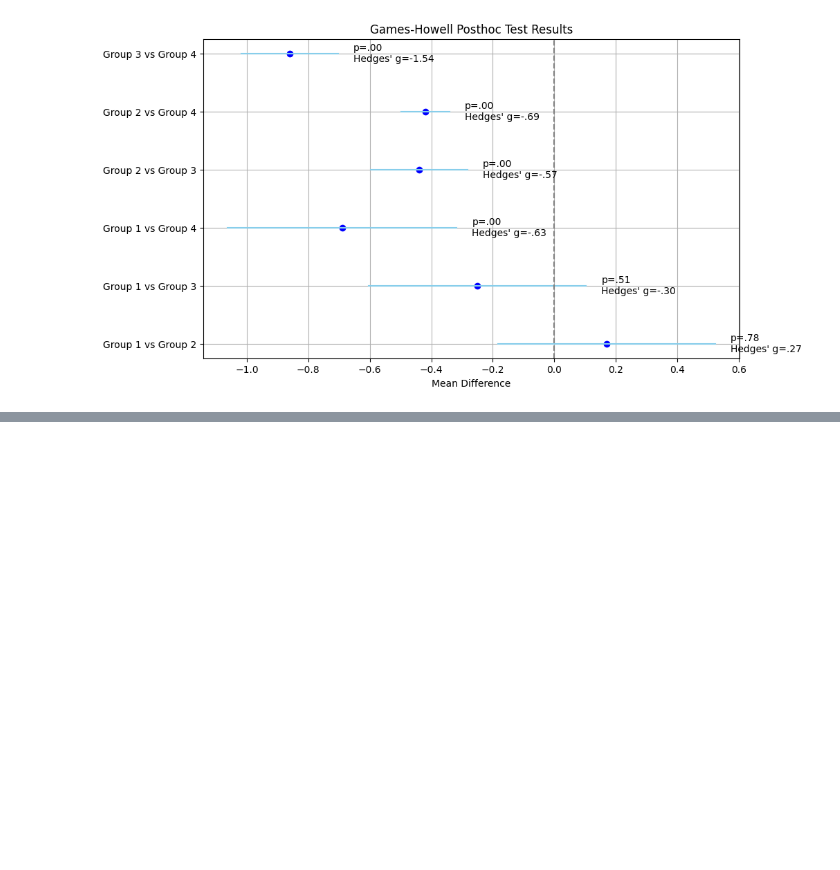
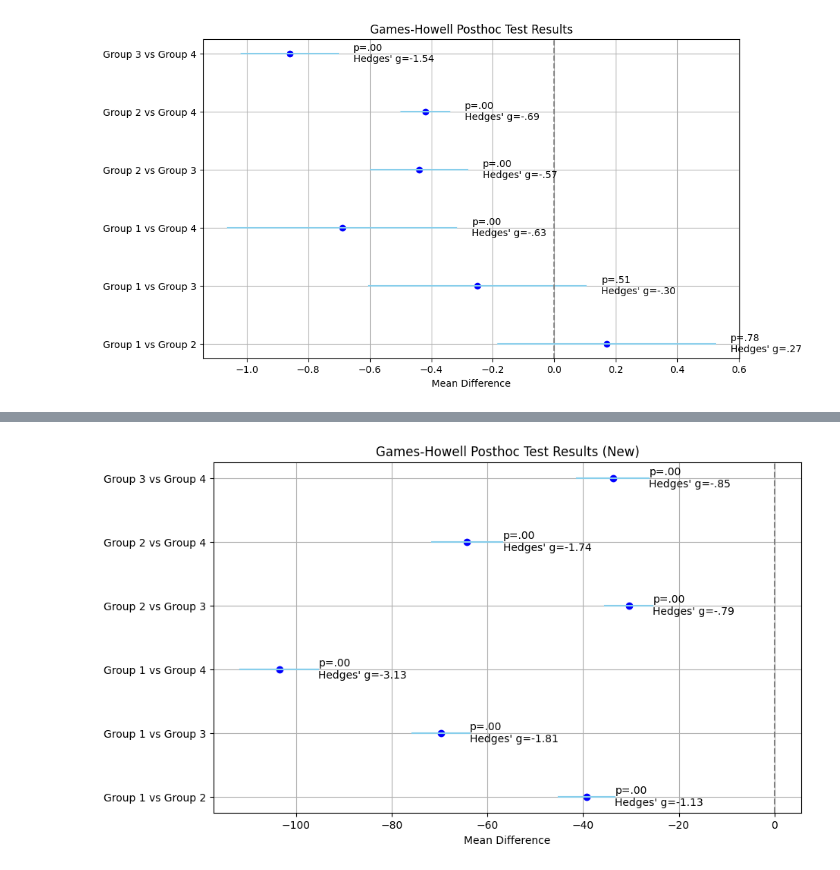
Before and after one commit to Vakhranev/MDB, a Jupyter notebook: Графики.ipynb, the cells around one changed output, grey strips where cells are left out. Cells and saved outputs as stored; diff of their text form; code cells hidden in the pictures; blank space fills up the shorter version.

```diff
--- a/Графики.ipynb
+++ b/Графики.ipynb
@@ -34,0 +102,33 @@ plt.show()
+# %%
+import matplotlib.pyplot as plt
+import numpy as np
+
+# Результаты теста Геймса-Хауэла для новых данных
+groups = ["Group 1 vs Group 2", "Group 1 vs Group 3", "Group 1 vs Group 4", "Group 2 vs Group 3", "Group 2 vs Group 4", "Group 3 vs Group 4"]
+mean_diff = [-39.269515, -69.716892, -103.493313, -30.447377, -64.223798, -33.776422]
+se = [3.009095, 3.077848, 4.161779, 2.545689, 3.785206, 3.840089]
+p_values = [".00", ".00", ".00", ".00", ".00", ".00"]
+hedges_g = ["-1.13", "-1.81", "-3.13", "-.79", "-1.74", "-.85"]
+
+# Расчет доверительных интервалов
+z_score = 1.96
+conf_intervals = [
+    (md - z_score * s, md + z_score * s) for md, s in zip(mean_diff, se)
+]
+
+# Построение графика
+plt.figure(figsize=(10, 6))
+for i, (group, ci, p, h) in enumerate(zip(groups, conf_intervals, p_values, hedges_g)):
+    plt.plot(ci, [i, i], color="skyblue")
+    plt.scatter(mean_diff[i], i, color="blue")
+    plt.text(ci[1] + 0.05, i, f"p={p}\nHedges' g={h}", va='center')
+
+# Элементы оформления
+plt.yticks(range(len(groups)), groups)
+plt.axvline(0, color='grey', linestyle='--')
+plt.xlabel("Mean Difference")
+plt.title("Games-Howell Posthoc Test Results (New)")
+plt.grid(True)
+plt.show()
+# %% [output]
+[figure, added]
```
Also changed, not shown: parts of 5 cells of this notebook.
